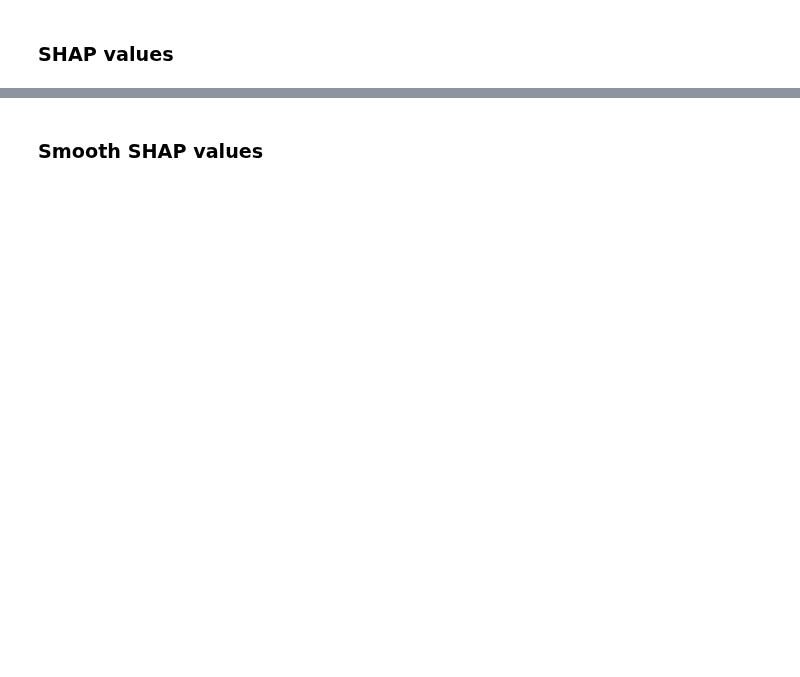
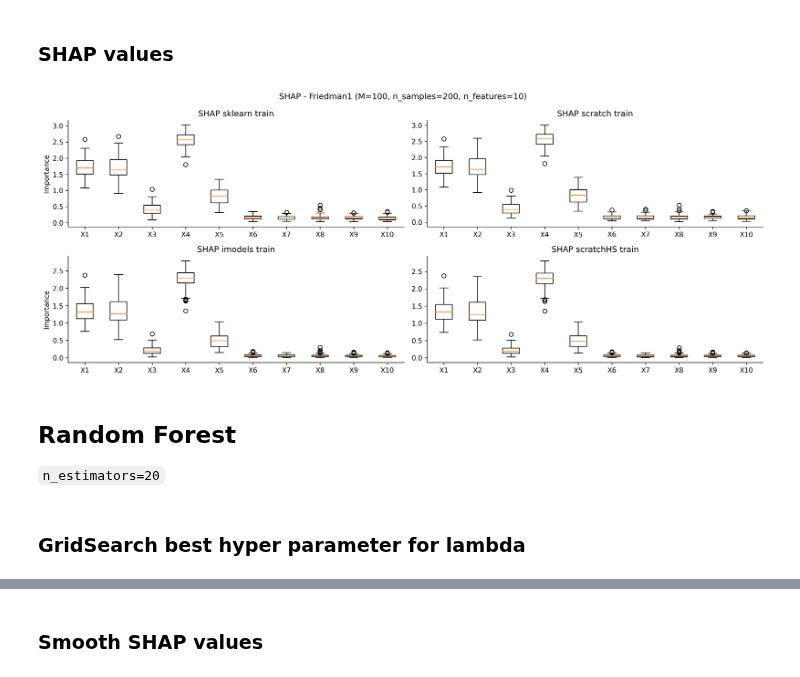
Before and after one commit to markusloecher/TreeBasedModel, a Jupyter notebook: notebooks/Friedman1_MARS_simulation.ipynb, the cells around one changed output, grey strips where cells are left out. Drawn from its saved outputs; the diff is of its cells as text; code cells hidden in the pictures; blank space fills up the shorter version.

```diff
--- a/notebooks/Friedman1_MARS_simulation.ipynb
+++ b/notebooks/Friedman1_MARS_simulation.ipynb
@@ -168,2 +231,30 @@ X.shape
 # %% [markdown]
 ### SHAP values
+# %%
+#SHAP
+fig, axs = plt.subplots(2,2, figsize=(15,6))
+x_label = ["X1", "X2", "X3", "X4", "X5", "X6", "X7", "X8", "X9", "X10"]
+
+fig.suptitle('SHAP - Friedman1 (M=100, n_samples=200, n_features=10)')
+axs[0,0].boxplot(np.abs(np.array(shap_vals[0])).mean(axis=1), labels=x_label)
+axs[0,0].set_title('SHAP sklearn train')
+axs[0,0].set_ylabel("Importance")
+axs[0,1].boxplot(np.abs(np.array(shap_vals[2])).mean(axis=1), labels=x_label)
+axs[0,1].set_title('SHAP scratch train')
+
+axs[1,0].set_ylabel("Importance")
+axs[1,0].boxplot(np.abs(np.array(shap_vals[1])).mean(axis=1), labels=x_label)
+axs[1,0].set_title('SHAP imodels train')
+axs[1,1].boxplot(np.abs(np.array(shap_vals[5])).mean(axis=1), labels=x_label)
+axs[1,1].set_title('SHAP scratchHS train')
+
+#plt.setp(axs, ylim=[-.02,0.7]); #set global ylim for all suplots
+
+plt.tight_layout()
+# %% [output]
+[figure, added]
+# %% [markdown]
+## Random Forest
+`n_estimators=20`
+# %% [markdown]
+### GridSearch best hyper parameter for lambda
```
Also changed, not shown: parts of 33 cells of this notebook, 1 other file.
